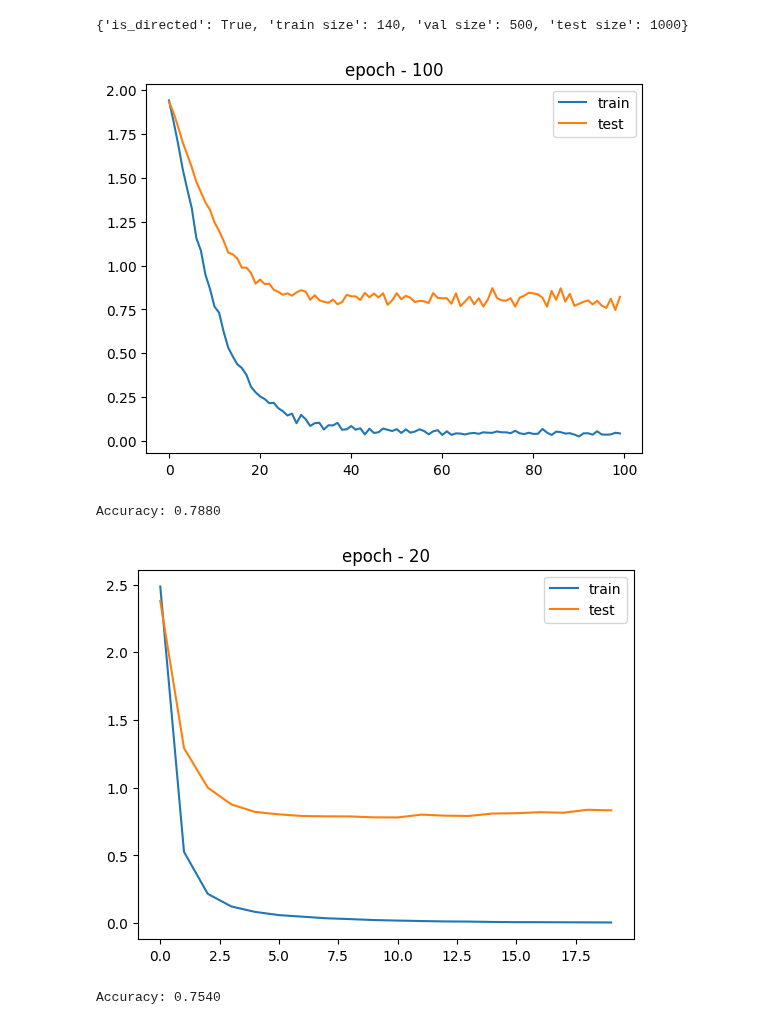
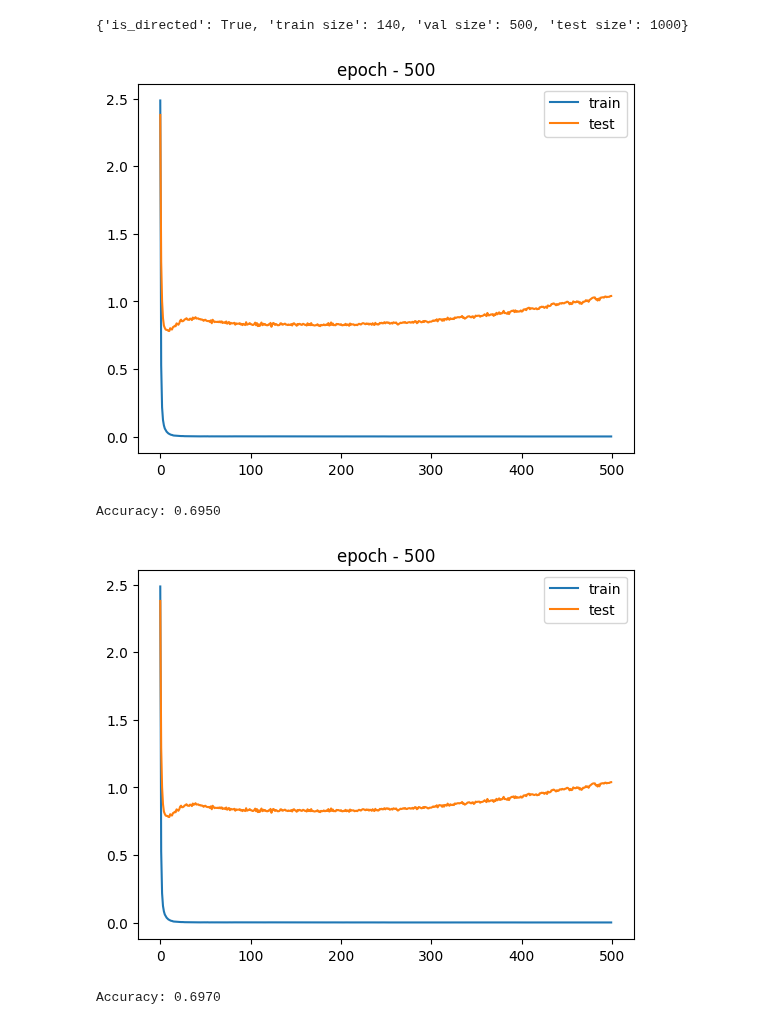
Before and after one commit to taimoon/deep-learning-note, a Jupyter notebook: PYG GRAPH BASIC.ipynb, the cells around one changed output. Cells and saved outputs as stored; diff of their text form; code cells hidden in the pictures.

```diff
--- a/PYG GRAPH BASIC.ipynb
+++ b/PYG GRAPH BASIC.ipynb
@@ -101,7 +103,7 @@ test_dataset = dataset[540:]
 # %%
 from torch_geometric.datasets import Planetoid
 
-dataset = Planetoid(root='/tmp/Cora', name='Cora')
+dataset = Planetoid(root='/data/Cora', name='Cora')
 {
     'graph number': len(dataset),
     'num_classes': dataset.num_classes,
@@ -156,36 +158,36 @@ def plot_loss(hist):
 device = torch.device('cuda' if torch.cuda.is_available() else 'cpu')
 data = dataset[0].to(device)
 
 def train(model,optimizer,n = 100):
 
     hist = {'train':[],'test':[]}
     for epoch in range(n):
         model.train()
         out = model(data)
         loss = F.nll_loss(out[data.train_mask], data.y[data.train_mask])
 
 
         optimizer.zero_grad()
         loss.backward()
         optimizer.step()
         model.eval()
         hist['train'].append(loss.item())
 
         loss = F.nll_loss(out[data.test_mask], data.y[data.test_mask])
         hist['test'].append(loss.item())
 
     plot_loss(hist)
     pred = model(data).argmax(dim=1)
     correct = (pred[data.test_mask] == data.y[data.test_mask]).sum()
     acc = int(correct) / int(data.test_mask.sum())
     print(f'Accuracy: {acc:.4f}')
 
 model = GCN().to(device)
 optimizer = torch.optim.Adam(model.parameters(), lr=0.01, weight_decay=5e-4)
-train(model,optimizer,100)
+train(model,optimizer,500)
 # %% [output]
-[figure, old version]
+[figure, new version]
-Accuracy: 0.7880
+Accuracy: 0.6950
 # %%
 class GCN(nn.Module):
     def __init__(self,seed=42):
@@ -211,7 +213,7 @@ class GCN(nn.Module):
 
 model = GCN().to(device)
 optimizer = torch.optim.Adam(model.parameters(), lr=0.01, weight_decay=5e-4)
-train(model,optimizer,20)
+train(model,optimizer,500)
 # %% [output]
-[figure, old version]
+[figure, new version]
-Accuracy: 0.7540
+Accuracy: 0.6970
```
Also changed, not shown: parts of 3 cells of this notebook, 1 other file.
